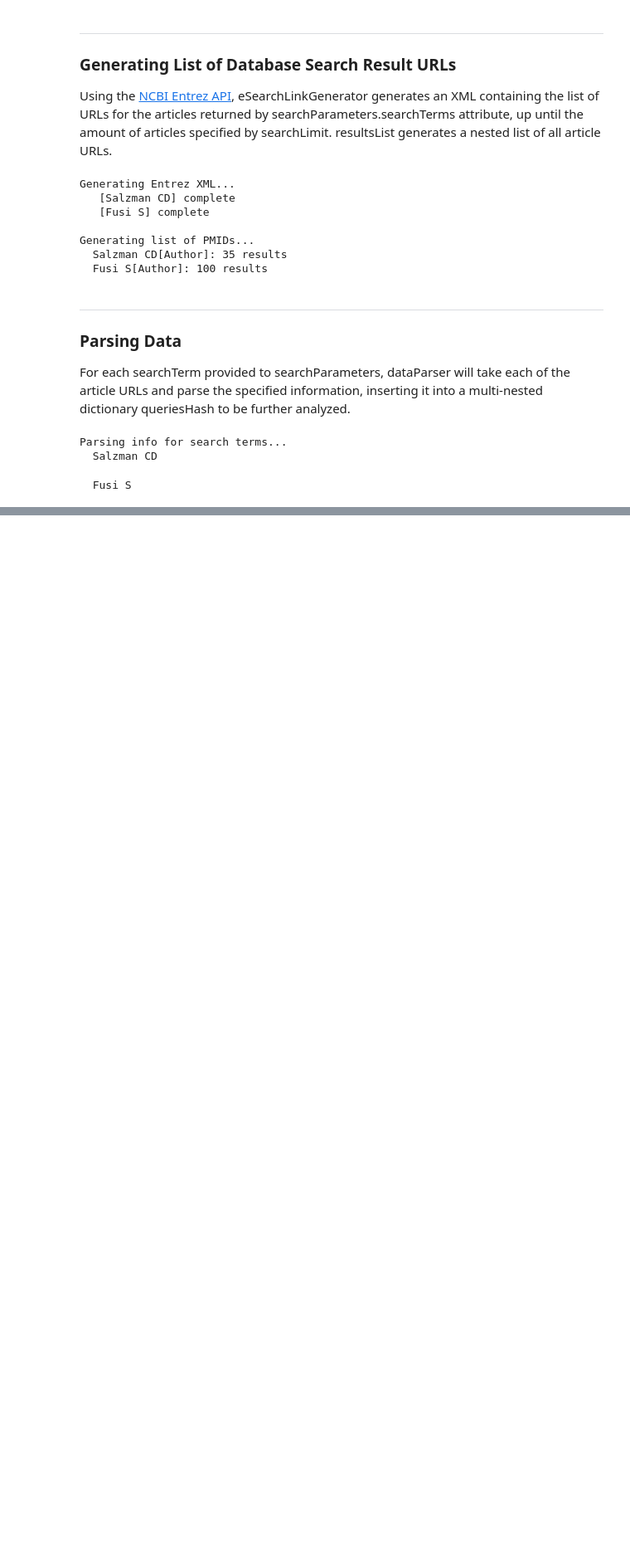
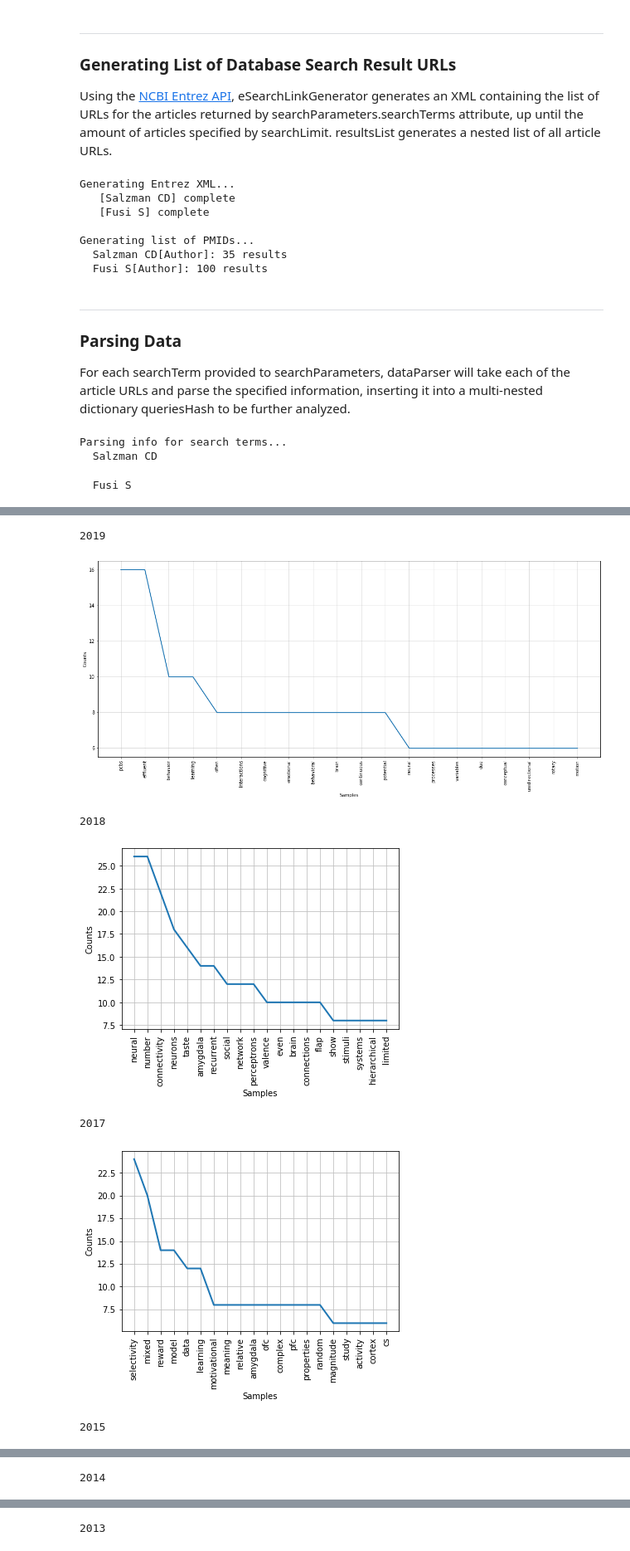
Before and after one commit to rahim-hashim/Pubmed-Parser, a Jupyter notebook: pubmed-parser.ipynb, the cells around one changed output, grey strips where cells are left out. Shown: that part at 83% size. Cells and saved outputs as stored; diff of their text form; code cells hidden in the pictures; blank space fills up the shorter version.

```diff
--- a/pubmed-parser.ipynb
+++ b/pubmed-parser.ipynb
@@ -143,32 +143,61 @@ In pre-processing we'll __remove stop words__, defined by [NLTK](https://www.nlt
 # %%
+from collections import Counter
+from nltk.probability import FreqDist
+import matplotlib.pyplot as plt
+
+def wordCounter(year, yearHash):
+    counts = Counter(yearHash['wordsKept'])
+    words = counts.keys()
+    word_counts = counts.values()
+    word_counts, words = (list(t) for t in zip(*sorted(zip(word_counts, words))))
+    total_words = sum(word_counts)
+    word_freq = [x / total_words for x in word_counts]
+    words = words[::-1]
+    word_freq = word_freq[::-1]
+    print(year)
+    fdist = FreqDist(yearHash['wordsKept'])
+    fdist.plot(20)
+
 def yearExaminer(searchesHash):
     '''
     yearExaminer buckets the results for each searchTerm
     by year of publication and analyzes the lexicon used
     in the abstracts.
 
     pre-processing:
        1) lower-case for all words
        2) tokenize to split words from punctuation
        3) separates all punctuation to yearsHash[year]['punctuation'] (for sentence volume comparison)
        4) separates all stop words to yearsHash[year]['wordsLeft']
     '''
 
     stopWords = nltk.corpus.stopwords.words('english')
     punctuation = string.punctuation
     yearsHash = defaultdict(lambda: defaultdict(list))
     for query in searchesHash.keys():
         for date in searchesHash[query].keys():
             year = searchesHash[query][date]['datePublished'][:4]
             # word_tokenize splits off punctuation other than periods
             abstract = nltk.tokenize.word_tokenize(searchesHash[query][date]['abstract'].lower())
             for word in abstract:
                 if word in punctuation:
                     yearsHash[year]['punctuation'].append(word)
                 elif word not in stopWords:
                     yearsHash[year]['wordsKept'].append(word)
                 else:
                     yearsHash[year]['wordsLeft'].append(word)
+            yearsHash[year]['query'] = query
+    plt.figure(figsize=(20, 8))
+    for year in yearsHash.keys():
+        wordCounter(year, yearsHash[year])
     return(yearsHash)
 
 yearsHash = yearExaminer(searchesHash)
+# %% [output]
+2019
+[figure, added]
+2018
+[figure, added]
+2017
+[figure, added]
+2015
@@ -174,0 +205 @@ yearsHash = yearExaminer(searchesHash)
+2014
@@ -174,0 +207 @@ yearsHash = yearExaminer(searchesHash)
+2013
```
Also changed, not shown: parts of 6 cells of this notebook, 2 other files.
